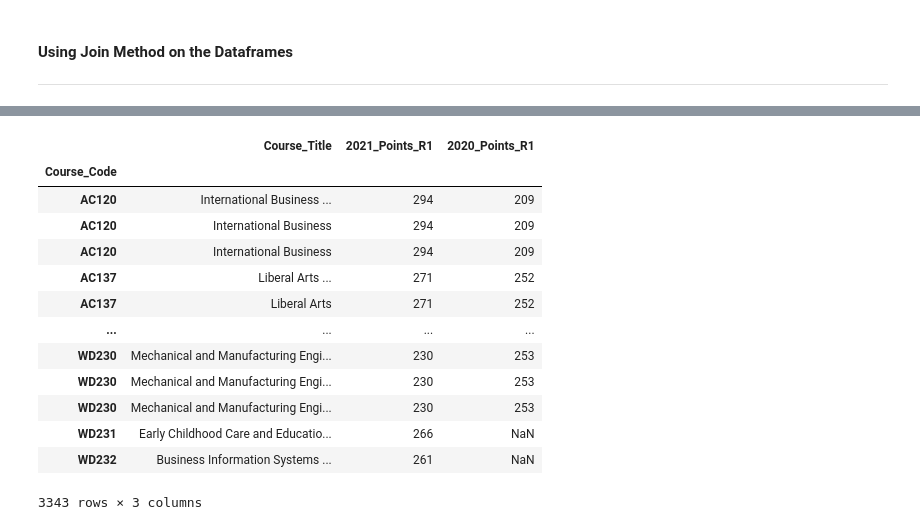
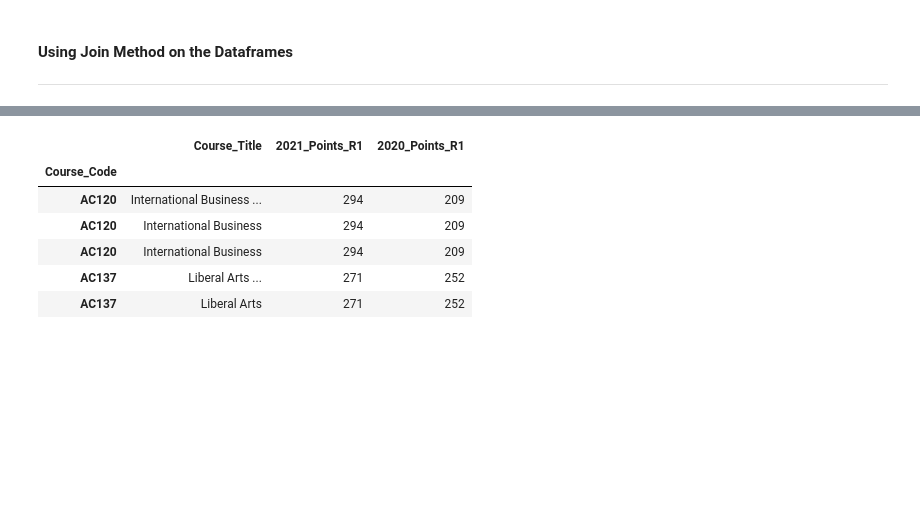
Before and after one commit to G00398258/fundsofda-assessment, a Jupyter notebook: cao.ipynb, the cells around one changed output, grey strips where cells are left out. Saved outputs shown, nothing was run; the diff lists cells and outputs as text; code cells hidden in the pictures; blank space fills up the shorter version.

```diff
--- a/cao.ipynb
+++ b/cao.ipynb
@@ -373,22 +332,15 @@ df20_r1.set_index("Course_Code",inplace=True)
 # %%
 # Join to the df20_r1 df
 df_allcourses = df_allcourses.join(df20_r1)
-df_allcourses
+df_allcourses.head()
 # %% [output]
 |  | Course_Title | 2021_Points_R1 | 2020_Points_R1 |
 | Course_Code |  |  |  |
 | AC120 | International Business ... | 294 | 209 |
 | AC120 | International Business | 294 | 209 |
 | AC120 | International Business | 294 | 209 |
 | AC137 | Liberal Arts ... | 271 | 252 |
 | AC137 | Liberal Arts | 271 | 252 |
-| ... | ... | ... | ... |
-| WD230 | Mechanical and Manufacturing Engi... | 230 | 253 |
-| WD230 | Mechanical and Manufacturing Engi... | 230 | 253 |
-| WD230 | Mechanical and Manufacturing Engi... | 230 | 253 |
-| WD231 | Early Childhood Care and Educatio... | 266 | NaN |
-| WD232 | Business Information Systems ... | 261 | NaN |
-3343 rows × 3 columns
 # %%
 # Doing the same for 2019 points - making a new df with just course code & R1 points
 df19_r1=df19[["Course Code", "Mid"]] # Mid looks like it was the R1 Points
```
Also changed, not shown: parts of 27 cells of this notebook.
